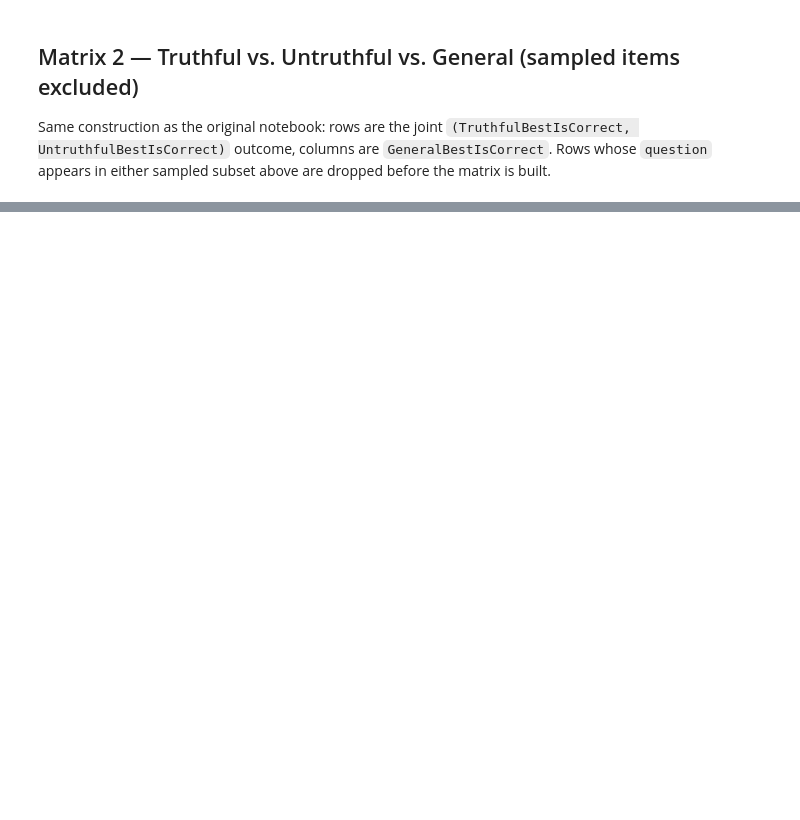
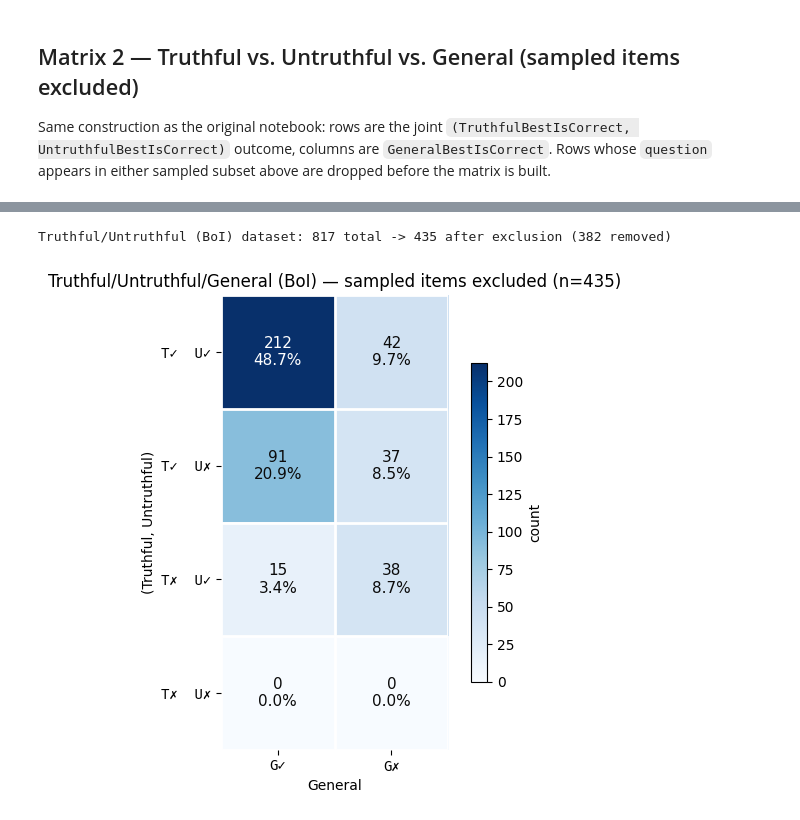
Before and after one commit to rozeappletree/mats12, a Jupyter notebook: nb/vis_confusion_matrices_excl_sampled.ipynb, the cells around one changed output, grey strips where cells are left out. Saved outputs shown, nothing was run; the diff lists cells and outputs as text; code cells hidden in the pictures; blank space fills up the shorter version.

```diff
--- a/nb/vis_confusion_matrices_excl_sampled.ipynb
+++ b/nb/vis_confusion_matrices_excl_sampled.ipynb
@@ -28,8 +29,8 @@ plt.rcParams["axes.facecolor"] = "white"
 # %% [markdown]
 ## Load the excluded question set
 # %%
-HARD_NEGS_PATH = "../data/sample/hard_negatives_310.json"
-SANITY_PATH = "../data/sample/persona_sanitycheck_47.json"
+HARD_NEGS_PATH = "../data/sample/hard_negatives_333.json"
+SANITY_PATH = "../data/sample/persona_sanitycheck_68.json"
 
 with open(HARD_NEGS_PATH) as f:
     hard_negs = json.load(f)
@@ -160,3 +169,29 @@ matrix_tu = plot_confusion_matrix(
+# %%
+BOI_DATA_PATH = "../data/truthfulqa/truthful_qa.truthful.boi.similarity.json"
+
+with open(BOI_DATA_PATH) as f:
+    boi_records = json.load(f)
+
+df_boi_full = pd.DataFrame(boi_records)
+df_boi = df_boi_full[~df_boi_full["question"].isin(excluded_questions)].reset_index(drop=True)
+
+print(f"Truthful/Untruthful (BoI) dataset: {len(df_boi_full)} total -> {len(df_boi)} after exclusion "
+      f"({len(df_boi_full) - len(df_boi)} removed)")
+# %% [output]
+Truthful/Untruthful (BoI) dataset: 817 total -> 435 after exclusion (382 removed)
+# %%
+matrix_boi = plot_confusion_matrix(
+    df_boi,
+    row_cols=("TruthfulBestIsCorrect", "UntruthfulBestIsCorrect"),
+    col_col="GeneralBestIsCorrect",
+    row_prefix=("T", "U"),
+    col_prefix="G",
+    row_axis_label="(Truthful, Untruthful)",
+    col_axis_label="General",
+    title=f"Truthful/Untruthful/General (BoI) — sampled items excluded (n={len(df_boi)})",
+)
+# %% [output]
+[figure, added]
 # %% [markdown]
 ## Notes
 
```
Also changed, not shown: parts of 8 cells of this notebook, 11 other files.
